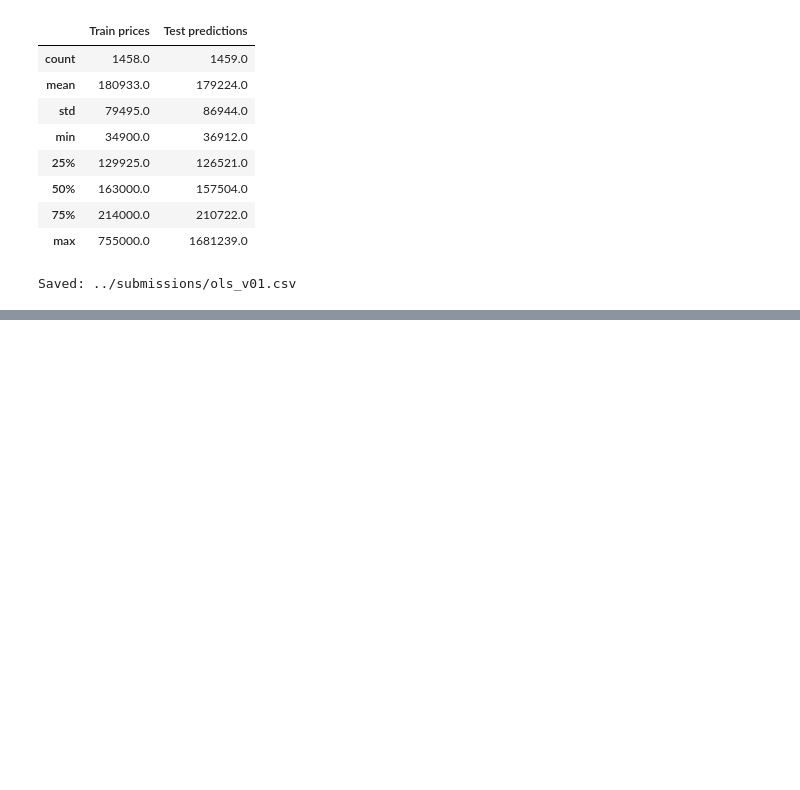
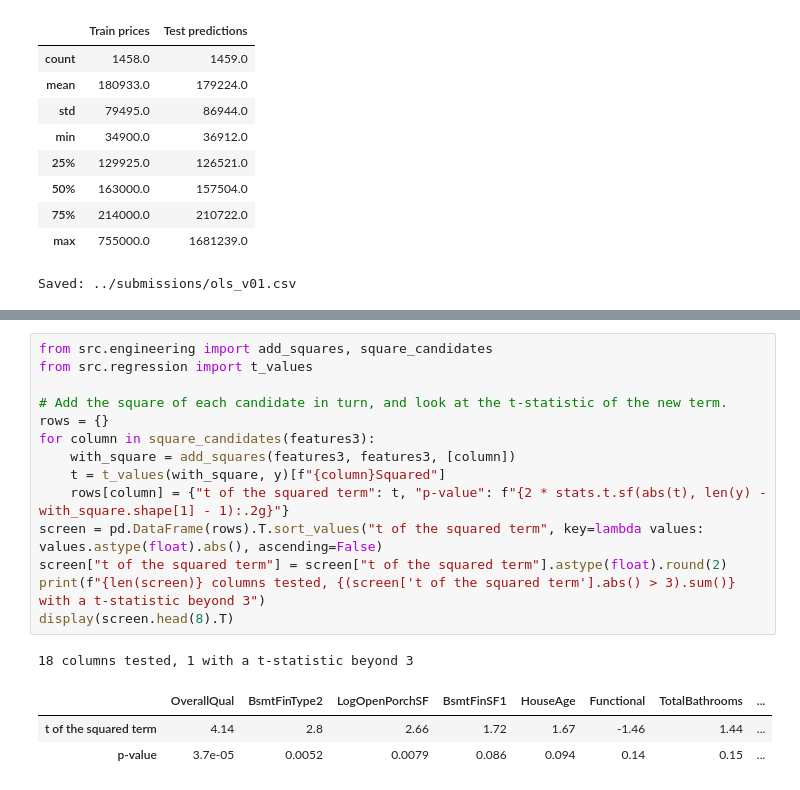
Before and after one commit to aramosw/house-prices, a Jupyter notebook: notebooks/LinearRegression.ipynb, the cells around one changed output, grey strips where cells are left out. Saved outputs shown, nothing was run; the diff lists cells and outputs as text; blank space fills up the shorter version.

```diff
--- a/notebooks/LinearRegression.ipynb
+++ b/notebooks/LinearRegression.ipynb
@@ -421,0 +671,19 @@ Saved: ../submissions/ols_v01.csv
+# %%
+from src.engineering import add_squares, square_candidates
+from src.regression import t_values
+
+# Add the square of each candidate in turn, and look at the t-statistic of the new term.
+rows = {}
+for column in square_candidates(features3):
+    with_square = add_squares(features3, features3, [column])
+    t = t_values(with_square, y)[f"{column}Squared"]
+    rows[column] = {"t of the squared term": t, "p-value": f"{2 * stats.t.sf(abs(t), len(y) - with_square.shape[1] - 1):.2g}"}
+screen = pd.DataFrame(rows).T.sort_values("t of the squared term", key=lambda values: values.astype(float).abs(), ascending=False)
+screen["t of the squared term"] = screen["t of the squared term"].astype(float).round(2)
+print(f"{len(screen)} columns tested, {(screen['t of the squared term'].abs() > 3).sum()} with a t-statistic beyond 3")
+display(screen.head(8).T)
+# %% [output]
+18 columns tested, 1 with a t-statistic beyond 3
+|  | OverallQual | BsmtFinType2 | LogOpenPorchSF | BsmtFinSF1 | HouseAge | Functional | TotalBathrooms | ... |
+| t of the squared term | 4.14 | 2.8 | 2.66 | 1.72 | 1.67 | -1.46 | 1.44 | ... |
+| p-value | 3.7e-05 | 0.0052 | 0.0079 | 0.086 | 0.094 | 0.14 | 0.15 | ... |
```
Also changed, not shown: parts of 13 cells of this notebook, 2 other files.
